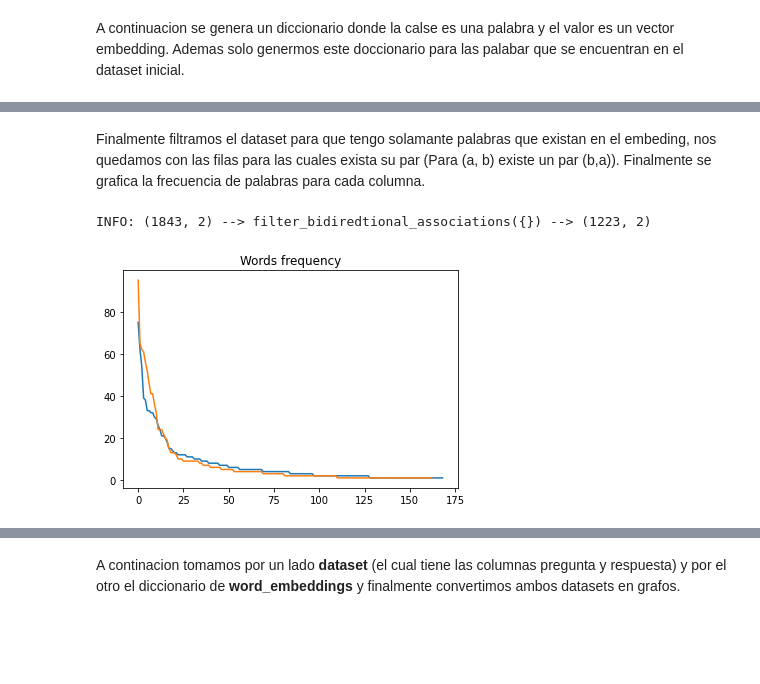
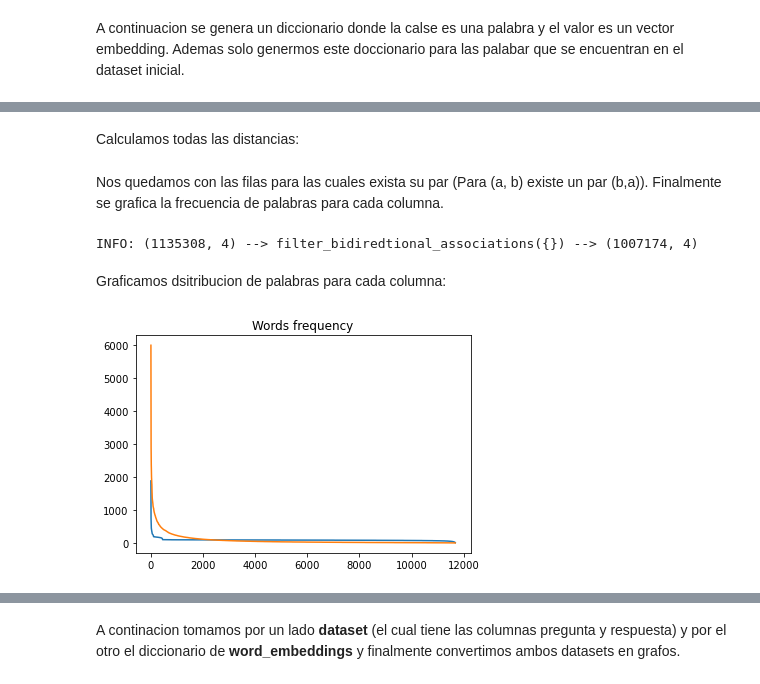
Before and after one commit to magistery-tps/dm-cyt-tp2, a Jupyter notebook: notebooks/tp2.ipynb, the cells around one changed output, grey strips where cells are left out. Cells and saved outputs as stored; diff of their text form; code cells hidden in the pictures; blank space fills up the shorter version.

```diff
--- a/notebooks/tp2.ipynb
+++ b/notebooks/tp2.ipynb
@@ -172,0 +255,4 @@ INFO: (462916, 1) --> to_work_embeddings({'file_path': '../datasets/glove.840B.3
+# %%
+glove_distance  = lambda it: distance(glove_word_embeddings, it.source, it.response, cosine)
+
+dataset.head().pipe(append_calculated_column, glove_distance,  'glove_weight')
@@ -172,0 +267,2 @@ INFO: (462916, 1) --> to_work_embeddings({'file_path': '../datasets/glove.840B.3
+# %%
+dataset = dataset.pipe(append_calculated_column, google_distance,  'google_weight')
@@ -172,0 +280,2 @@ INFO: (462916, 1) --> to_work_embeddings({'file_path': '../datasets/glove.840B.3
+# %%
+dataset = dataset.pipe(append_calculated_column, glove_distance,  'glove_weight')
@@ -173,14 +293,19 @@ INFO: (462916, 1) --> to_work_embeddings({'file_path': '../datasets/glove.840B.3
+# %% [markdown]
+Calculamos todas las distancias:
 # %% [markdown]
-Finalmente filtramos el dataset para que tengo solamante palabras que existan en el embeding, nos quedamos con las filas para las cuales exista su par (Para (a, b) existe un par (b,a)). Finalmente se grafica la frecuencia de palabras para cada columna.
+Nos quedamos con las filas para las cuales exista su par (Para (a, b) existe un par (b,a)). Finalmente se grafica la frecuencia de palabras para cada columna.
+# %%
+dataset = dataset.pipe(filter_bidiredtional_associations)
+# %% [output]
+INFO: (1135308, 4) --> filter_bidiredtional_associations({}) --> (1007174, 4)
+# %% [markdown]
+Graficamos dsitribucion de palabras para cada columna:
 # %%
 dataset = dataset \
-    .pipe(all_columns_contains, words = work_embeddings.keys()) \
-    .pipe(filter_bidiredtional_associations) \
     .pipe(plot_frequency, column = 'source') \
     .pipe(plot_frequency, column = 'response')
 # %% [output]
-INFO: (1843, 2) --> filter_bidiredtional_associations({}) --> (1223, 2)
-[figure, old version]
+[figure, new version]
 # %%
 dataset.shape
 # %% [output]
```
Also changed, not shown: parts of 39 cells of this notebook, 6 other files.
